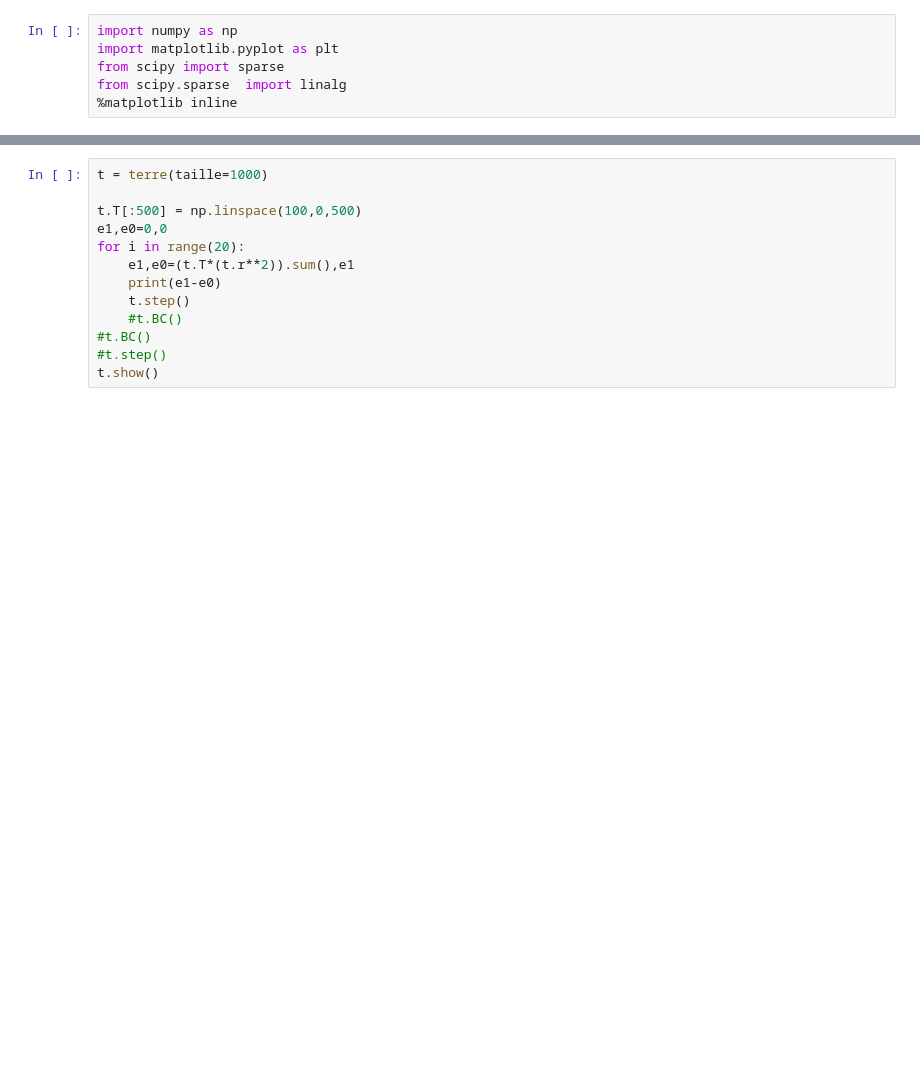
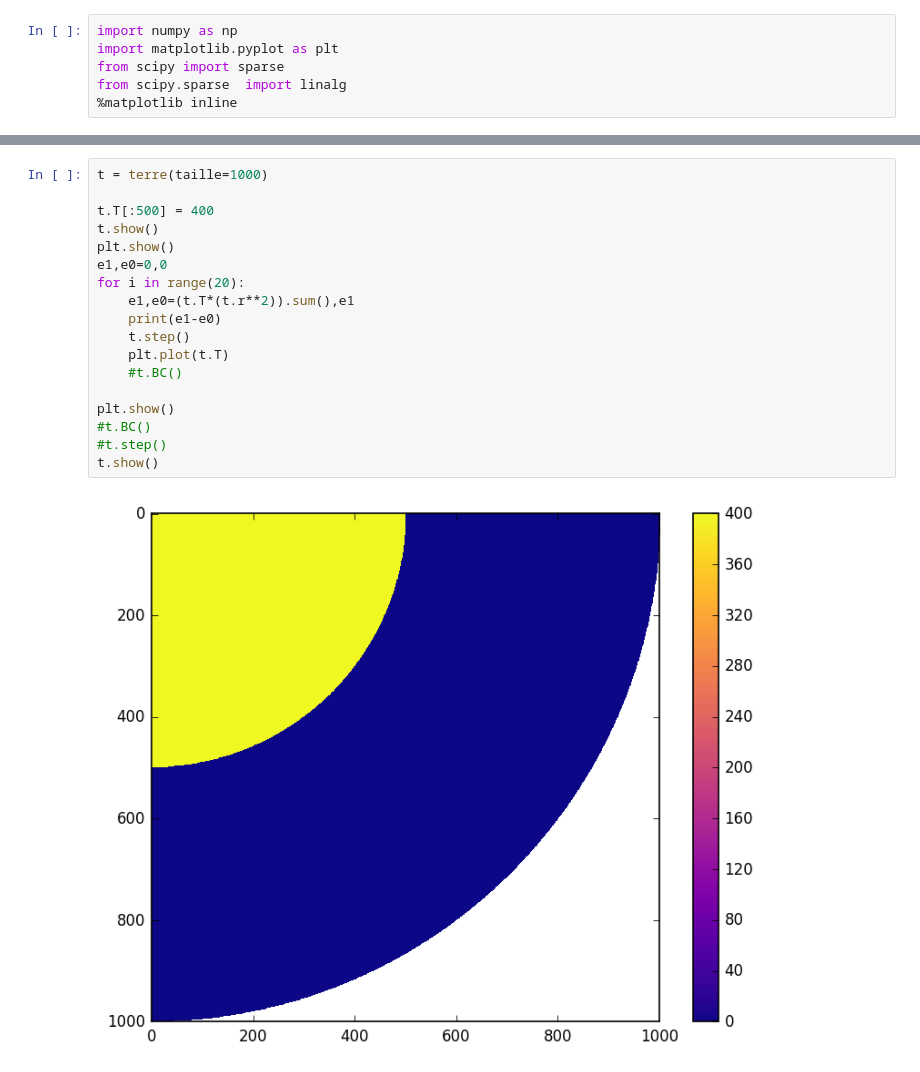
Before and after one commit to fbunel/Geo_Project, a Jupyter notebook: Code/conduction-adim.ipynb, the cells around one changed output, grey strips where cells are left out. Cells and saved outputs as stored; diff of their text form; blank space fills up the shorter version.

```diff
--- a/Code/conduction-adim.ipynb
+++ b/Code/conduction-adim.ipynb
@@ -172,13 +172,20 @@ t.show()
 # %%
 t = terre(taille=1000)
 
-t.T[:500] = np.linspace(100,0,500)
+t.T[:500] = 400
+t.show()
+plt.show()
 e1,e0=0,0
 for i in range(20):
     e1,e0=(t.T*(t.r**2)).sum(),e1
     print(e1-e0)
     t.step()
+    plt.plot(t.T)
     #t.BC()
+
+plt.show()
 #t.BC()
 #t.step()
 t.show()
+# %% [output]
+[figure, added]
```
Also changed, not shown: parts of 8 cells of this notebook, 6 other files.
